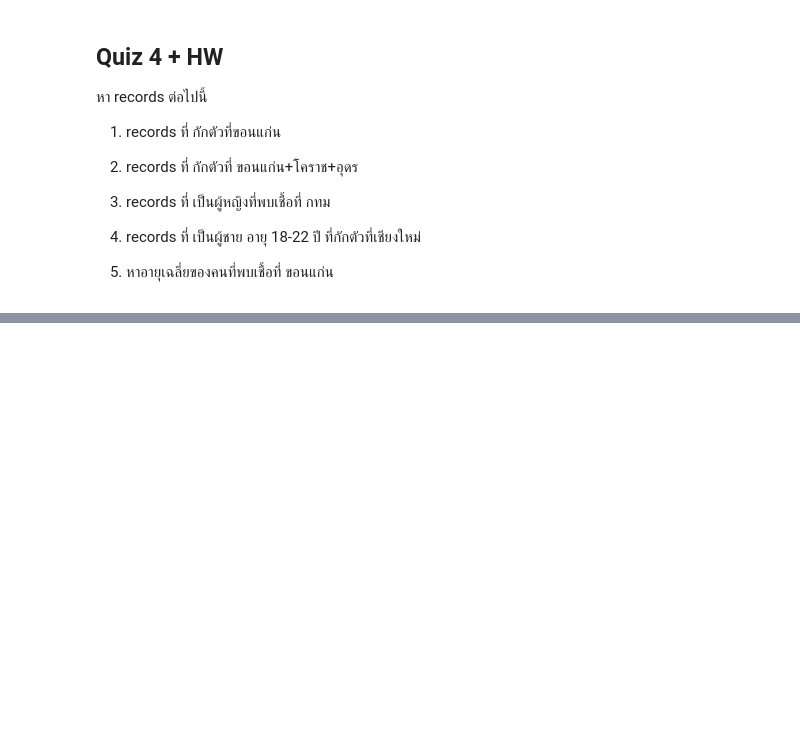
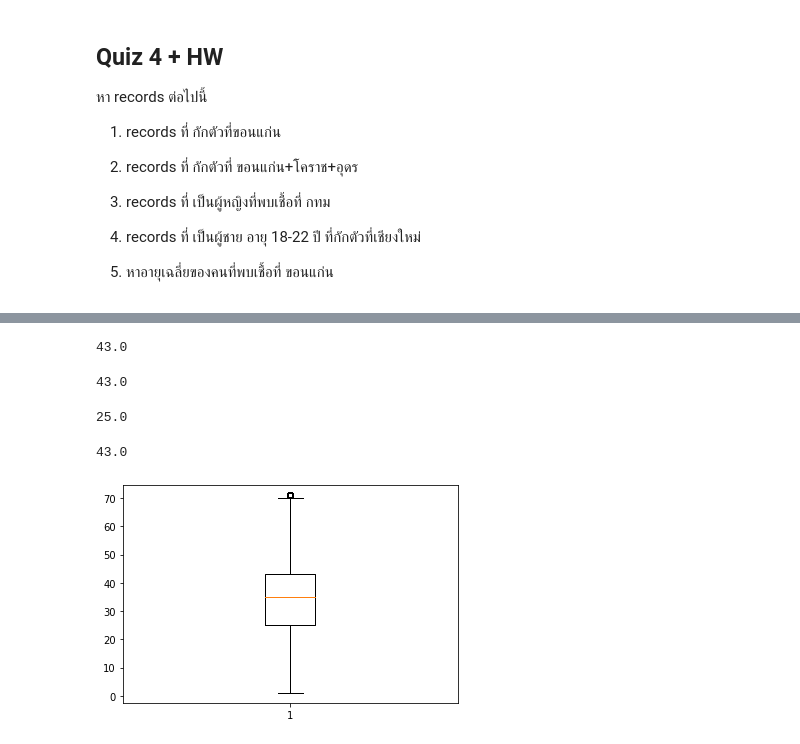
Before and after one commit to Supaporn-Bututham/DWDM21, a Jupyter notebook: Data_Preprocessing_(Chapter_3).ipynb, the cells around one changed output, grey strips where cells are left out. Cells and saved outputs as stored; diff of their text form; code cells hidden in the pictures; blank space fills up the shorter version.

```diff
--- a/Data_Preprocessing_(Chapter_3).ipynb
+++ b/Data_Preprocessing_(Chapter_3).ipynb
@@ -635,0 +1268,4 @@ data_cases2[blist_age70up & blist_female]
+# %%
+Q3
+# %% [output]
+43.0
@@ -635,0 +1274,16 @@ data_cases2[blist_age70up & blist_female]
+# %%
+IQR
+# %% [output]
+43.0
+# %%
+data_dict['boxes'][0].get_ydata().min()
+# %% [output]
+25.0
+# %%
+data_dict['boxes'][0].get_ydata().max()
+# %% [output]
+43.0
+# %%
+data_dict = plt.boxplot(data_cases2_nomissingage_nooutlier['age'])
+# %% [output]
+[figure, added]
```
Also changed, not shown: parts of 76 cells of this notebook.
